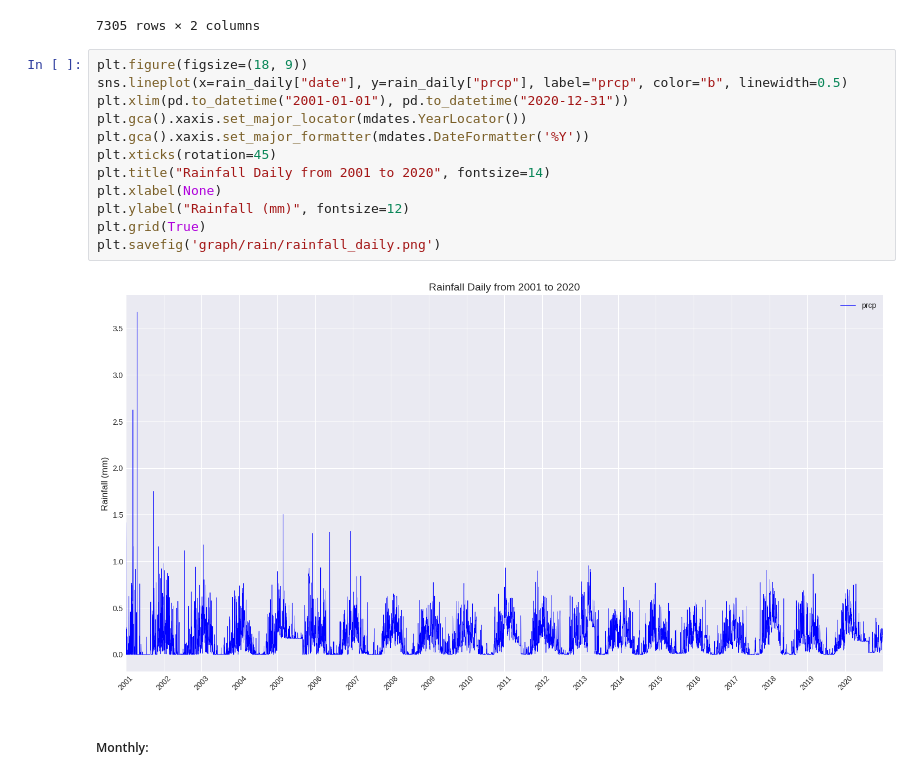
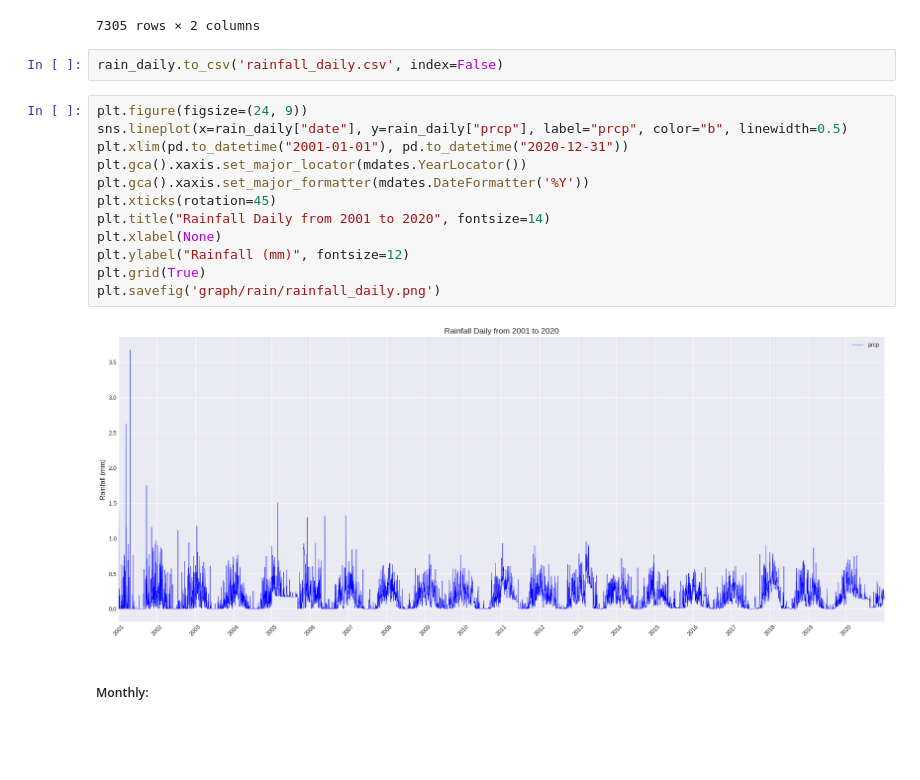
Before and after one commit to Kizza2014/time_series_climate_weather_surface_of_Brazil, a Jupyter notebook: eda.ipynb, the cells around one changed output. Saved outputs shown, nothing was run; the diff lists cells and outputs as text; blank space fills up the shorter version.

```diff
--- a/eda.ipynb
+++ b/eda.ipynb
@@ -297,20 +299,22 @@ See the caveats in the documentation: https://pandas.pydata.org/pandas-docs/stab
 | 7303 | 2020-12-30 | 0.195760 |
 | 7304 | 2020-12-31 | 0.147222 |
 7305 rows × 2 columns
+# %%
+rain_daily.to_csv('rainfall_daily.csv', index=False)
 # %%
-plt.figure(figsize=(18, 9))
+plt.figure(figsize=(24, 9))
 sns.lineplot(x=rain_daily["date"], y=rain_daily["prcp"], label="prcp", color="b", linewidth=0.5)
 plt.xlim(pd.to_datetime("2001-01-01"), pd.to_datetime("2020-12-31"))
 plt.gca().xaxis.set_major_locator(mdates.YearLocator())
 plt.gca().xaxis.set_major_formatter(mdates.DateFormatter('%Y'))
 plt.xticks(rotation=45)
 plt.title("Rainfall Daily from 2001 to 2020", fontsize=14)
 plt.xlabel(None)
 plt.ylabel("Rainfall (mm)", fontsize=12)
 plt.grid(True)
 plt.savefig('graph/rain/rainfall_daily.png')
 # %% [output]
-[figure, old version]
+[figure, new version]
 # %% [markdown]
 ##### Monthly:
 # %%
```
Also changed, not shown: parts of 3 cells of this notebook, 6 other files.
